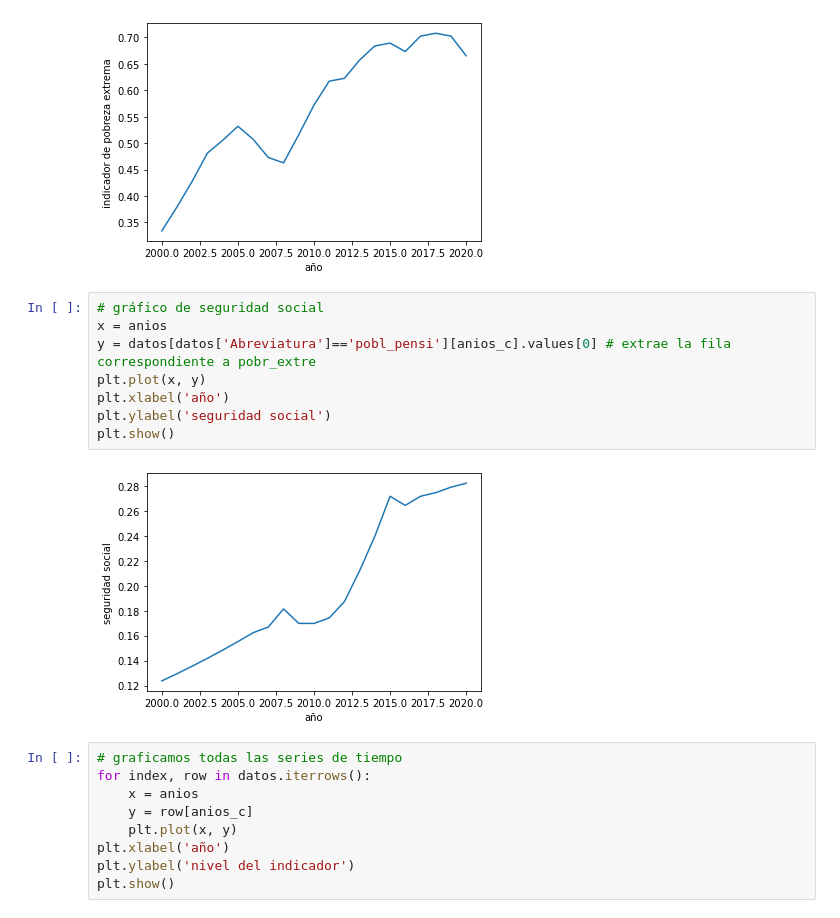
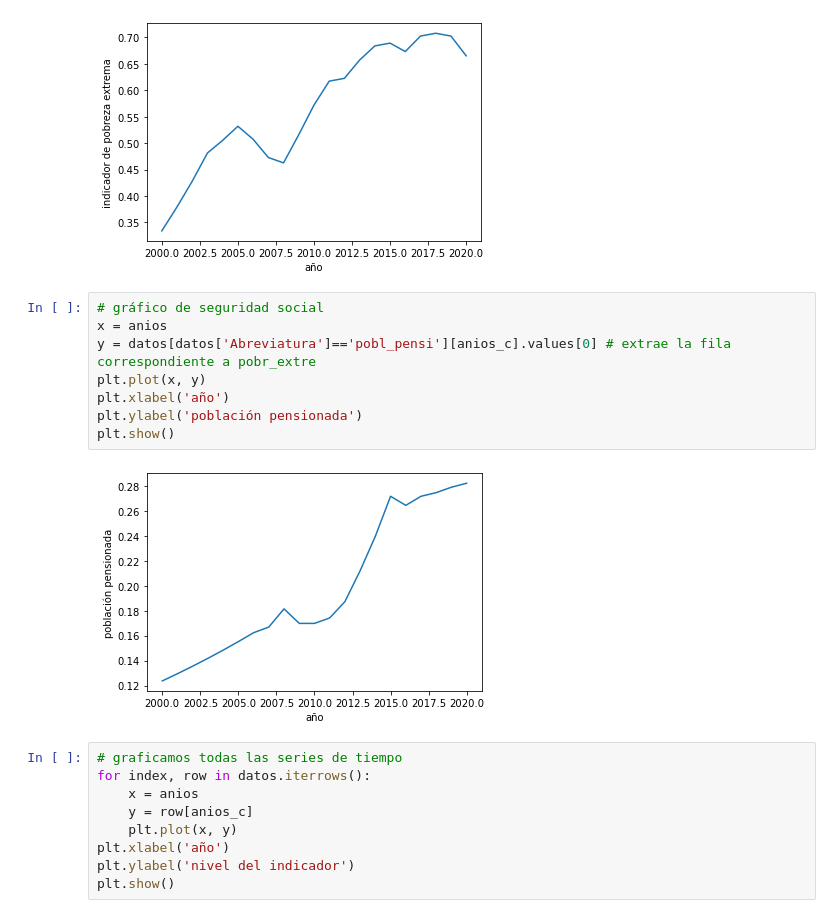
Before and after one commit to oguerrer/IPP_Colombia, a Jupyter notebook: tutoriales/01 - visualizacion de datos.ipynb, the cells around one changed output. Saved outputs shown, nothing was run; the diff lists cells and outputs as text.

```diff
--- a/tutoriales/01 - visualizacion de datos.ipynb
+++ b/tutoriales/01 - visualizacion de datos.ipynb
@@ -147,13 +147,13 @@ plt.show()
 # %%
 # gráfico de seguridad social
 x = anios
 y = datos[datos['Abreviatura']=='pobl_pensi'][anios_c].values[0] # extrae la fila correspondiente a pobr_extre
 plt.plot(x, y)
 plt.xlabel('año')
-plt.ylabel('seguridad social')
+plt.ylabel('población pensionada')
 plt.show()
 # %% [output]
-[figure, old version]
+[figure, new version]
 # %%
 # graficamos todas las series de tiempo
 for index, row in datos.iterrows():
```
Also changed, not shown: parts of 1 cell of this notebook, 2 other files.
